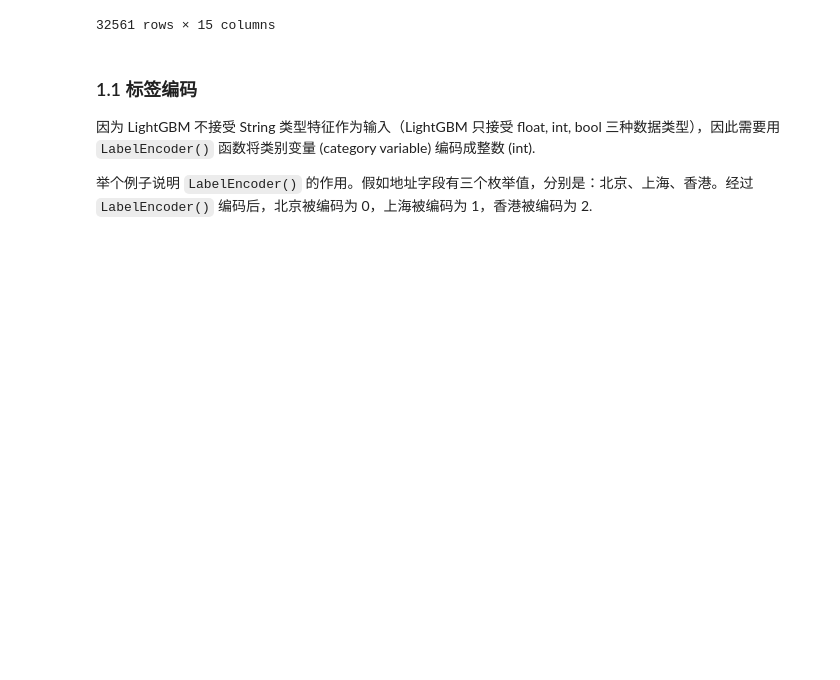
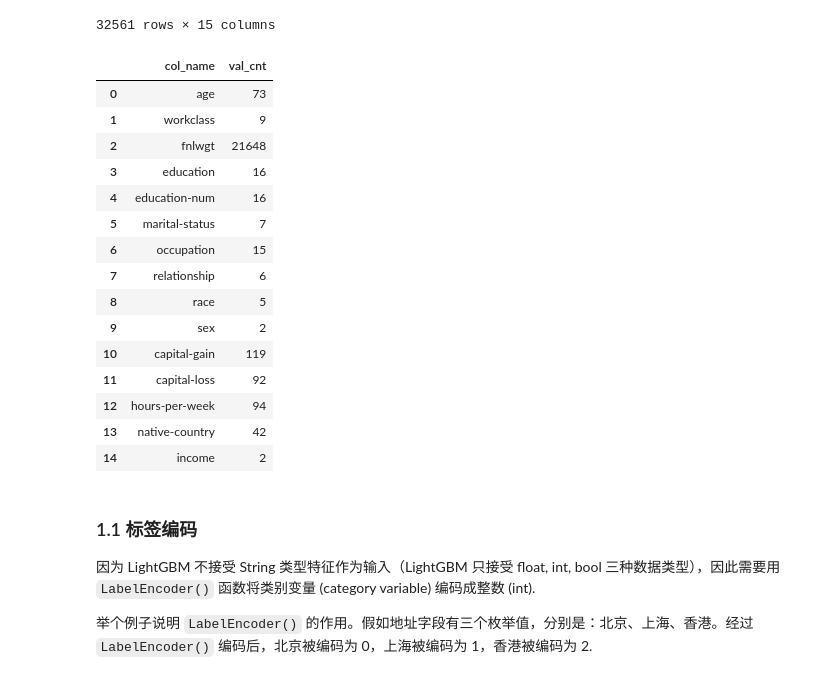
Before and after one commit to luochang212/lightgbm-binary, a Jupyter notebook: 2.预处理与特征选择.ipynb, the cells around one changed output. Drawn from its saved outputs; the diff is of its cells as text; code cells hidden in the pictures; blank space fills up the shorter version.

```diff
--- a/2.预处理与特征选择.ipynb
+++ b/2.预处理与特征选择.ipynb
@@ -60,6 +60,25 @@ df
 | 32559 | 22 | Private | 201490 | HS-grad | 9 | Never-married | Adm-clerical | Own-child | ... |
 | 32560 | 52 | Self-emp-inc | 287927 | HS-grad | 9 | Married-civ-spouse | Exec-managerial | Wife | ... |
 32561 rows × 15 columns
+# %%
+util.value_counts(df)
+# %% [output]
+|  | col_name | val_cnt |
+| 0 | age | 73 |
+| 1 | workclass | 9 |
+| 2 | fnlwgt | 21648 |
+| 3 | education | 16 |
+| 4 | education-num | 16 |
+| 5 | marital-status | 7 |
+| 6 | occupation | 15 |
+| 7 | relationship | 6 |
+| 8 | race | 5 |
+| 9 | sex | 2 |
+| 10 | capital-gain | 119 |
+| 11 | capital-loss | 92 |
+| 12 | hours-per-week | 94 |
+| 13 | native-country | 42 |
+| 14 | income | 2 |
 # %% [markdown]
 ### 1.1 标签编码
 
```
Also changed, not shown: parts of 3 cells of this notebook, 11 other files.
